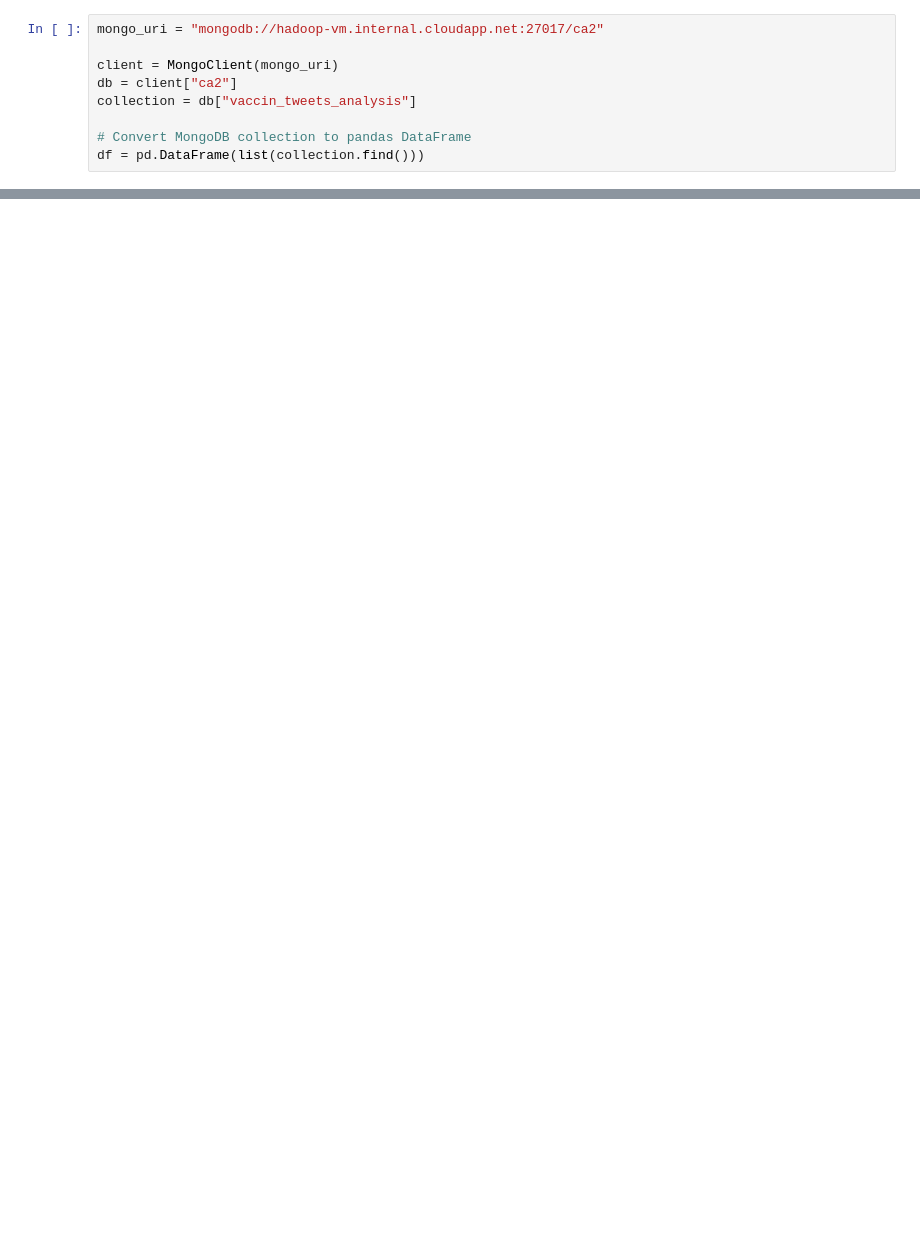
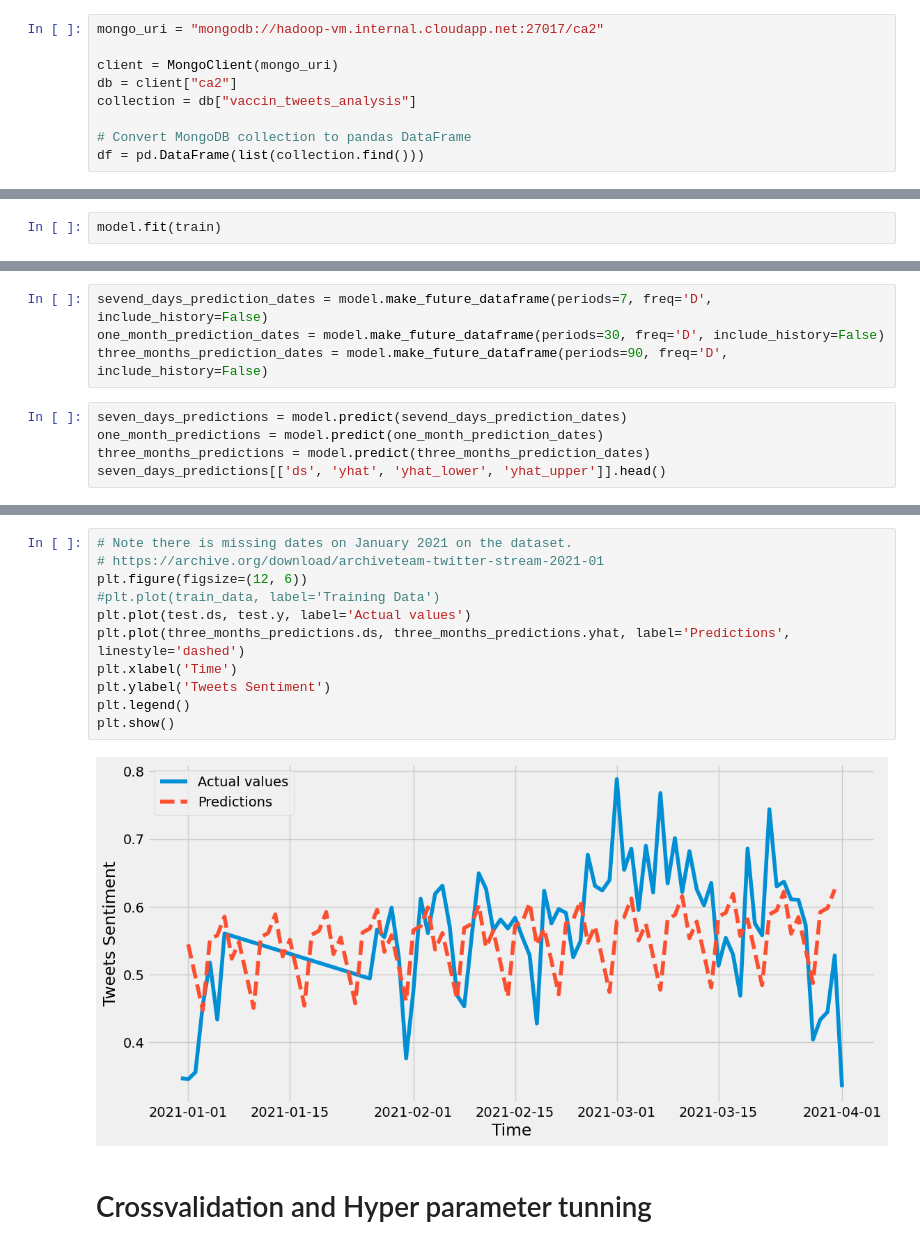
Before and after one commit to sbs22021/ca2-twitter, a Jupyter notebook: notebooks/10_Profect_Time_Series_Analisys.ipynb, the cells around one changed output, grey strips where cells are left out. Saved outputs shown, nothing was run; the diff lists cells and outputs as text; blank space fills up the shorter version.

```diff
--- a/notebooks/10_Profect_Time_Series_Analisys.ipynb
+++ b/notebooks/10_Profect_Time_Series_Analisys.ipynb
@@ -43,0 +49,2 @@ NameError: name 'Prophet' is not defined
+# %%
+model.fit(train)
@@ -43,0 +57,9 @@ NameError: name 'Prophet' is not defined
+# %%
+sevend_days_prediction_dates = model.make_future_dataframe(periods=7, freq='D', include_history=False)
+one_month_prediction_dates = model.make_future_dataframe(periods=30, freq='D', include_history=False)
+three_months_prediction_dates = model.make_future_dataframe(periods=90, freq='D', include_history=False)
+# %%
+seven_days_predictions = model.predict(sevend_days_prediction_dates)
+one_month_predictions = model.predict(one_month_prediction_dates)
+three_months_predictions = model.predict(three_months_prediction_dates)
+seven_days_predictions[['ds', 'yhat', 'yhat_lower', 'yhat_upper']].head()
@@ -43,0 +73,15 @@ NameError: name 'Prophet' is not defined
+# %%
+# Note there is missing dates on January 2021 on the dataset.
+# https://archive.org/download/archiveteam-twitter-stream-2021-01
+plt.figure(figsize=(12, 6))
+#plt.plot(train_data, label='Training Data')
+plt.plot(test.ds, test.y, label='Actual values')
+plt.plot(three_months_predictions.ds, three_months_predictions.yhat, label='Predictions', linestyle='dashed')
+plt.xlabel('Time')
+plt.ylabel('Tweets Sentiment')
+plt.legend()
+plt.show()
+# %% [output]
+[figure, added]
+# %% [markdown]
+# Crossvalidation and Hyper parameter tunning
```
Also changed, not shown: parts of 21 cells of this notebook, 4 other files.
